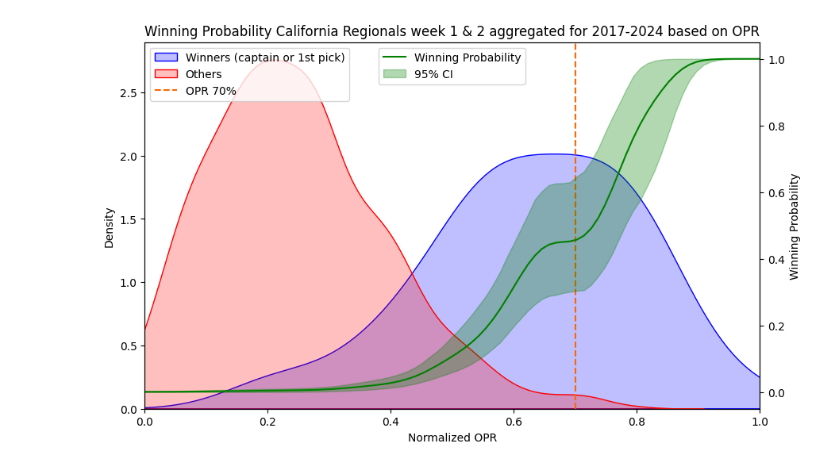
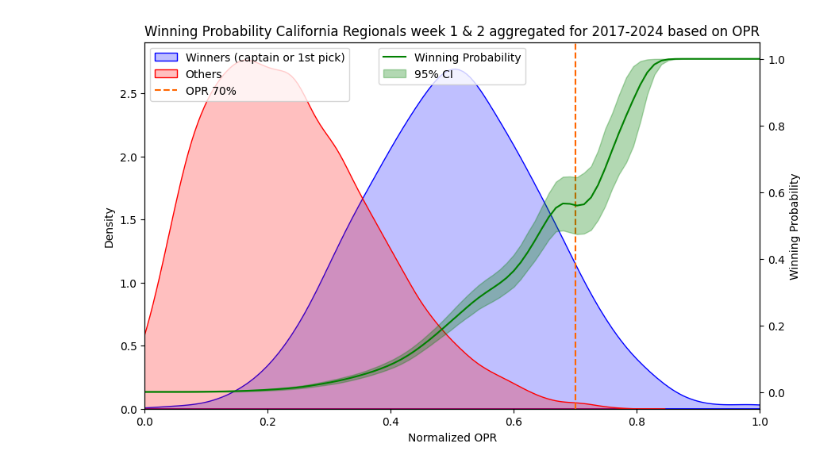
Before and after one commit to Bjorn4481/X--rule-data, a Jupyter notebook: Analysis.ipynb, the cells around one changed output. Drawn from its saved outputs; the diff is of its cells as text; code cells hidden in the pictures.

```diff
--- a/Analysis.ipynb
+++ b/Analysis.ipynb
@@ -13,7 +13,7 @@ def get_df(year=None, weeks=None, state_prov=None):
     df_filtered = in_season_df.copy()
 
     if year is not None:
-        df_filtered = df_filtered[df_filtered['year'] == year]
+        df_filtered = df_filtered[df_filtered['year'].isin(year)]
 
     if weeks is not None:
         df_filtered = df_filtered[df_filtered['week'].isin(weeks)]
@@ -106,32 +105,32 @@ def plot_opr_distribution_with_bootstrap(df, n_bootstrap=1000):
 
     # Add vertical line for OPR target
     ax1.axvline(round(opr_target, 2), color='#ff6600', linestyle='--', label='OPR 70%')
 
     # Add labels and title
     ax1.set_xlabel('Normalized OPR')
     ax1.set_ylabel('Density')
     #ax1.set_title('Distribution of Normalized OPR in {}'.format(years))
     ax1.set_title('Winning Probability California Regionals week 1 & 2 aggregated for 2017-2024 based on OPR')
 
     # Add a legend
     ax1.legend(loc='upper left')
 
     # Limit the x-axis to 1.0
     ax1.set_xlim(0, 1.0)
 
     # Create a second y-axis for the winning probability
     ax2 = ax1.twinx()
     ax2.plot(opr_values, mean_probability_winning, color='g', label='Winning Probability')
     ax2.fill_between(opr_values, lower_ci, upper_ci, color='g', alpha=0.3, label='95% CI')
     ax2.set_ylabel('Winning Probability')
 
     # Add a legend for the second y-axis
     ax2.legend(loc='upper center')
 
     # Show the plot
     plt.show()
 
 # Example usage:
-plot_opr_distribution_with_bootstrap(get_df(weeks=[0,1], state_prov='CA'), n_bootstrap=1000)
+plot_opr_distribution_with_bootstrap(get_df(year=[2017,2018,2019,2022,2023,2024], weeks=[0,1]), n_bootstrap=1000)
 # %% [output]
-[figure, old version]
+[figure, new version]
```
Also changed, not shown: parts of 6 cells of this notebook, 1 other file.
